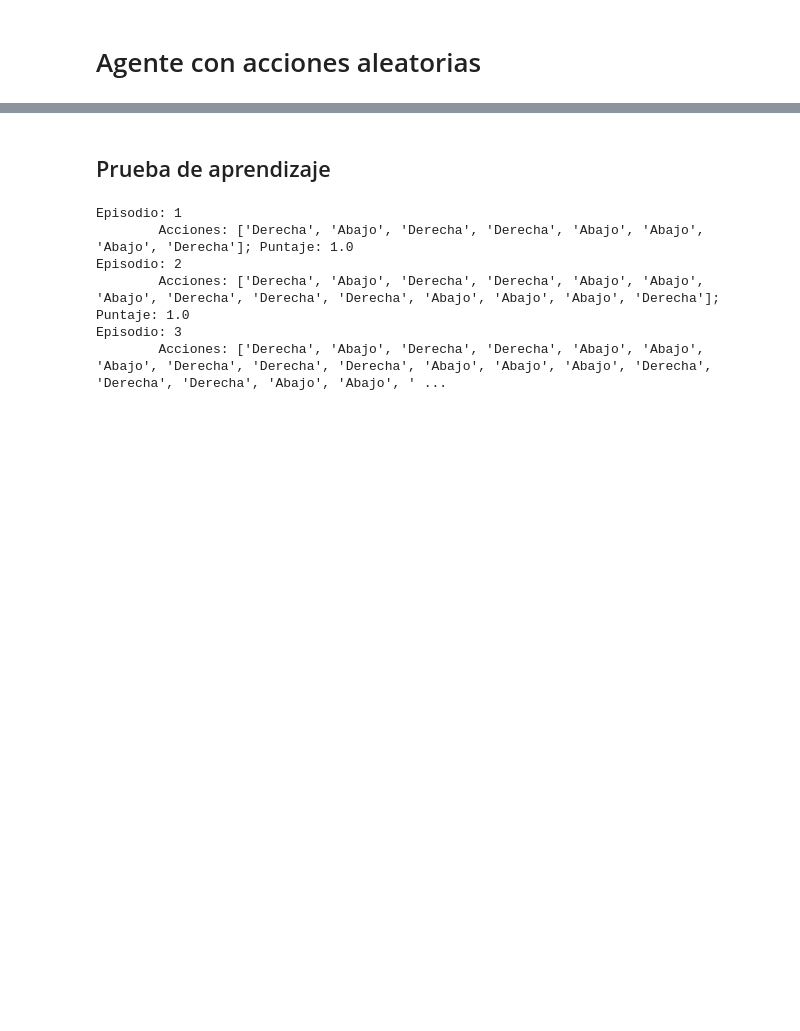
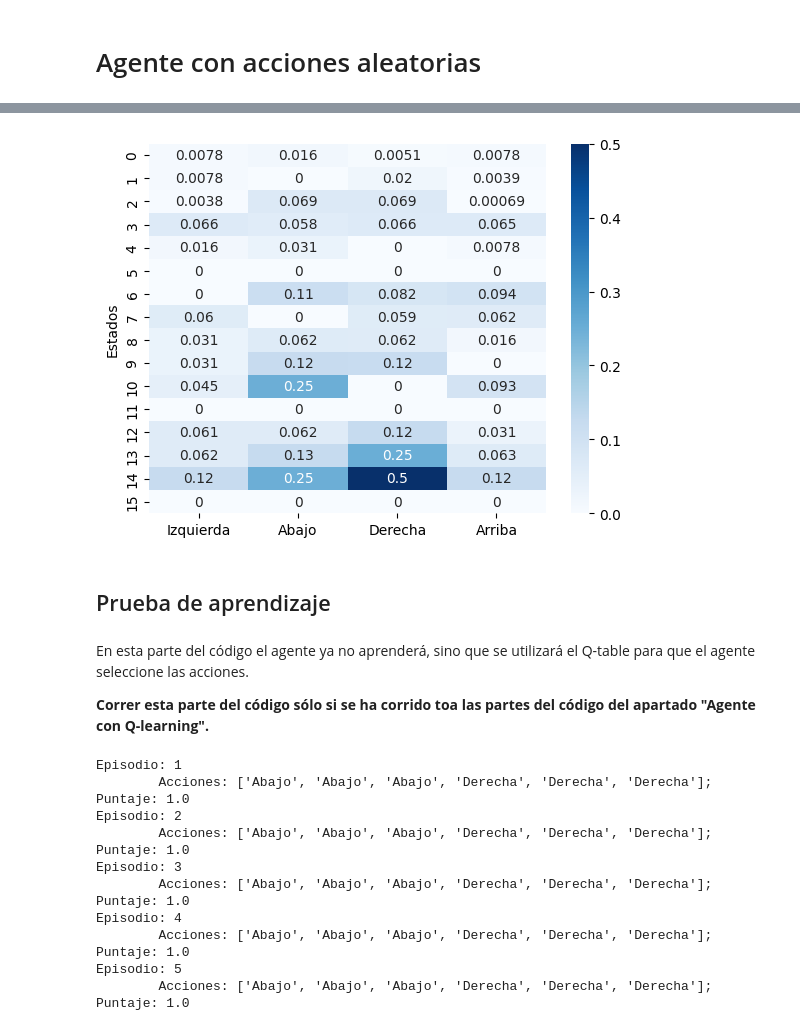
Before and after one commit to VictorMijangosDeLaCruz/InteligenciaArtificial, a Jupyter notebook: 05 Aprendizaje/07 QLearning.ipynb, the cells around one changed output, grey strips where cells are left out. Drawn from its saved outputs; the diff is of its cells as text; code cells hidden in the pictures; blank space fills up the shorter version.

```diff
--- a/05 Aprendizaje/07 QLearning.ipynb
+++ b/05 Aprendizaje/07 QLearning.ipynb
@@ -235,3 +364,16 @@ pd.DataFrame(data=Q_table, columns=['Izquierda', 'Abajo', 'Derecha', 'Arriba'])
+# %%
+from seaborn import heatmap
+
+datos = pd.DataFrame(data=Q_table, columns=['Izquierda', 'Abajo', 'Derecha', 'Arriba'])
+heatmap(datos, cmap='Blues', annot=True, square=False)
+plt.ylabel('Estados')
+plt.show()
+# %% [output]
+[figure, added]
 # %% [markdown]
 ## Prueba de aprendizaje
+# %% [markdown]
+En esta parte del código el agente ya no aprenderá, sino que se utilizará el Q-table para que el agente seleccione las acciones.
+
+**Correr esta parte del código sólo si se ha corrido toa las partes del código del apartado "Agente con Q-learning".**
 # %%
@@ -238,31 +381,40 @@ pd.DataFrame(data=Q_table, columns=['Izquierda', 'Abajo', 'Derecha', 'Arriba'])
 env=gym.make("FrozenLake-v1",desc=["SFFF", "FHFF", "FFFH", "FFFG"], is_slippery=False, render_mode="human")
 # %%
-n_episodes_t = 3
+#Se evalua el agente en 5 episodios
+
+n_episodes_t = 5
+
 for e in range(1, n_episodes_t+1):
-    #Estado inicial
+
     current_state = env.reset()[0]
     done = False
     score = 0
-    actions
+
+    actions = []
     while done==False:
-        #Elije acción de acuerdo a política
-        action = policy(current_state, Q_table)
+
+        # política de acción
+        action = np.argmax(Q_table[current_state]) #la accion del agente es siempre explotar
         actions.append(action_names[action])
-        #Actúa en el ambiente y cálcula recompensa
+
+        #se obtienen los resultados del ambiente por la acción elegida
         obs, reward, done, _,_= env.step(action)
-        new_state = obs
         score += reward
-        #Actualiza el estado
-        current_state = new_state
 
+        #se transita al nuevo estado
+        current_state = obs
 
     print('Episodio: {}\n\tAcciones: {}; Puntaje: {}'.format(e, actions, score))
 
 env.close()
 # %% [output]
 Episodio: 1
-        Acciones: ['Derecha', 'Abajo', 'Derecha', 'Derecha', 'Abajo', 'Abajo', 'Abajo', 'Derecha']; Puntaje: 1.0
+        Acciones: ['Abajo', 'Abajo', 'Abajo', 'Derecha', 'Derecha', 'Derecha']; Puntaje: 1.0
 Episodio: 2
-        Acciones: ['Derecha', 'Abajo', 'Derecha', 'Derecha', 'Abajo', 'Abajo', 'Abajo', 'Derecha', 'Derecha', 'Derecha', 'Abajo', 'Abajo', 'Abajo', 'Derecha']; Puntaje: 1.0
+        Acciones: ['Abajo', 'Abajo', 'Abajo', 'Derecha', 'Derecha', 'Derecha']; Puntaje: 1.0
 Episodio: 3
-        Acciones: ['Derecha', 'Abajo', 'Derecha', 'Derecha', 'Abajo', 'Abajo', 'Abajo', 'Derecha', 'Derecha', 'Derecha', 'Abajo', 'Abajo', 'Abajo', 'Derecha', 'Derecha', 'Derecha', 'Abajo', 'Abajo', ' ...
+        Acciones: ['Abajo', 'Abajo', 'Abajo', 'Derecha', 'Derecha', 'Derecha']; Puntaje: 1.0
+Episodio: 4
+        Acciones: ['Abajo', 'Abajo', 'Abajo', 'Derecha', 'Derecha', 'Derecha']; Puntaje: 1.0
+Episodio: 5
+        Acciones: ['Abajo', 'Abajo', 'Abajo', 'Derecha', 'Derecha', 'Derecha']; Puntaje: 1.0
```
Also changed, not shown: parts of 43 cells of this notebook, 1 other file.
